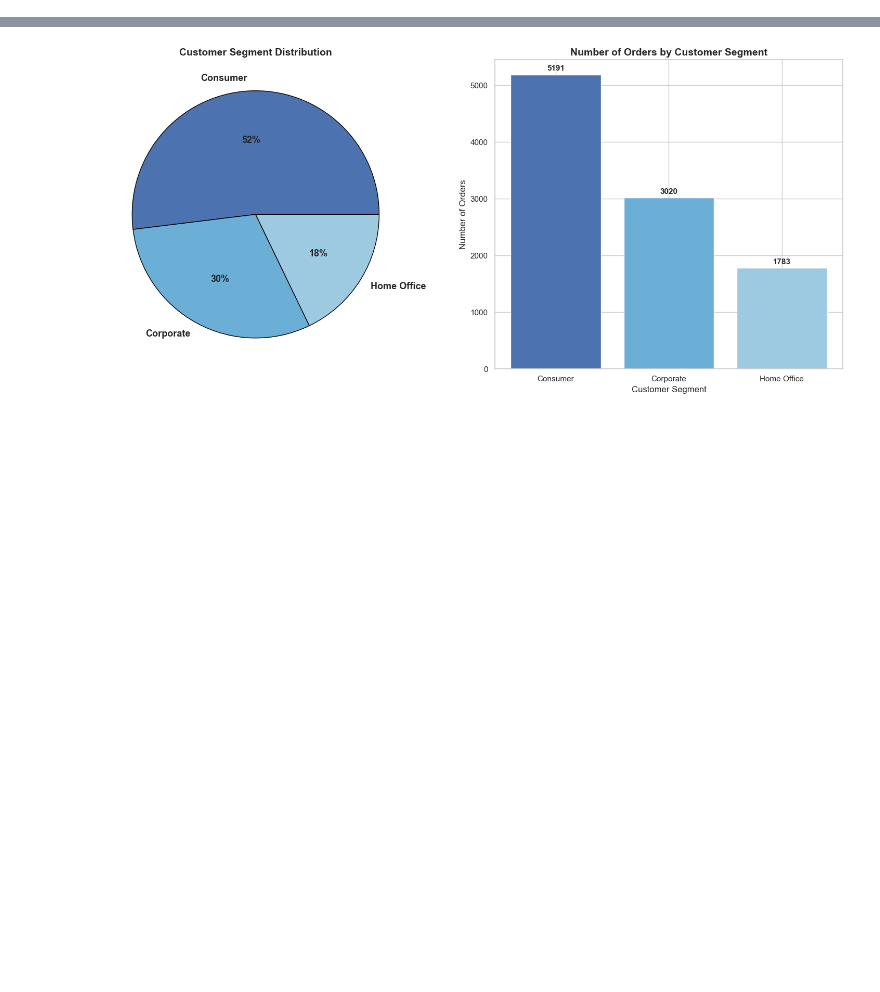
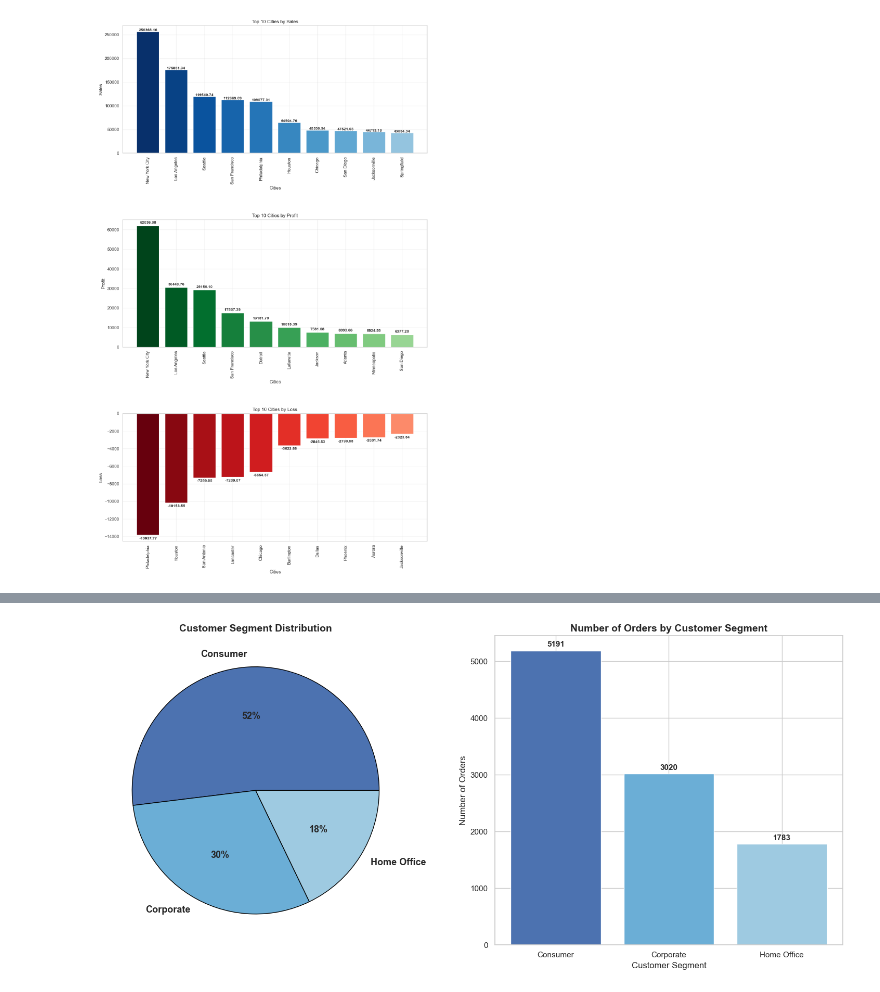
Before and after one commit to rBrijesh5/Superstore-Sales-Analytics, a Jupyter notebook: notebooks/analysis.ipynb, the cells around one changed output, grey strips where cells are left out. Saved outputs shown, nothing was run; the diff lists cells and outputs as text; code cells hidden in the pictures; blank space fills up the shorter version.

```diff
--- a/notebooks/analysis.ipynb
+++ b/notebooks/analysis.ipynb
@@ -449,0 +428,86 @@ Insight:
+# %%
+# Analysis 6
+# Sales and Profit Performance Across Cities
+
+city_sale = data.groupby('City')['Sales'].sum().sort_values(ascending=False).head(10)
+city_profit = data.groupby('City')['Profit'].sum().sort_values(ascending=False).head(10)
+city_loss = data.groupby('City')['Profit'].sum().sort_values().head(10)
+
+colors1 = plt.cm.Blues(np.linspace(1, 0.4, len(city_sale)))
+colors2 = plt.cm.Greens(np.linspace(1, 0.4, len(city_profit)))
+colors3 = plt.cm.Reds(np.linspace(1, 0.4, len(city_loss)))
+
+fig, axes = plt.subplots(3,1, figsize=(12,20))
+
+#Top 10 Cities by Sales
+
+axes[0].bar(city_sale.index,city_sale,color=colors1)
+axes[0].set_title('Top 10 Cities by Sales')
+axes[0].set_xlabel('Cities')
+axes[0].set_ylabel('Sales')
+axes[0].tick_params(axis='x', labelrotation=90)
+plt.setp(axes[0].get_xticklabels(), ha='center')
+axes[0].grid(alpha=0.3)
+
+for i in range(len(city_sale)):
+    axes[0].text(city_sale.index[i],city_sale.iloc[i] + 1000,
+                 f'{city_sale.iloc[i]:.2f}',
+                 ha='center',fontsize=10,fontweight='bold')
+
+#Top 10 Cities by Profit
+
+axes[1].bar(city_profit.index,city_profit,color=colors2)
+axes[1].set_title('Top 10 Cities by Profit')
+axes[1].set_xlabel('Cities')
+axes[1].set_ylabel('Profit')
+axes[1].tick_params(axis='x', labelrotation=90)
+plt.setp(axes[1].get_xticklabels(), ha='center')
+axes[1].grid(alpha=0.3)
+
+for i in range(len(city_profit)):
+    axes[1].text(city_profit.index[i],city_profit.iloc[i] + 1000,
+                 f'{city_profit.iloc[i]:.2f}',
+                 ha='center',fontsize=10,fontweight='bold')
+
+#Top 10 Cities by Loss
+
+axes[2].bar(city_loss.index,city_loss,color=colors3)
+axes[2].set_title('Top 10 Cities by Loss')
+axes[2].set_xlabel('Cities')
+axes[2].set_ylabel('Loss')
+axes[2].tick_params(axis='x', labelrotation=90)
+plt.setp(axes[2].get_xticklabels(), ha='center')
+axes[2].grid(alpha=0.3)
+
+for i in range(len(city_loss)):
+    axes[2].text(city_loss.index[i],city_loss.iloc[i] - 500,
+                 f'{city_loss.iloc[i]:.2f}',
+                 ha='center',fontsize=10,fontweight='bold')
+
+plt.savefig('../images/top_10_sales_profit_loss_by_city.png', bbox_inches="tight")
+fig.tight_layout(h_pad=5)
+plt.show()
+
+print("""
+1. Top 10 Cities by Sales
+
+Observation:
+- Major cities account for most sales.
+- Revenue is city-centric.
+
+Insight:
+- Urban markets drive business growth.
+""")
+
+print("""
+2. Top 10 Cities by Profit
+
+Observation:
+- Profit is concentrated in a few cities.
+- City profitability differs significantly.
+
+Insight:
+- Focus expansion on high-margin cities.
+""")
+# %% [output]
+[figure, added]
```
Also changed, not shown: parts of 14 cells of this notebook, 9 other files.
